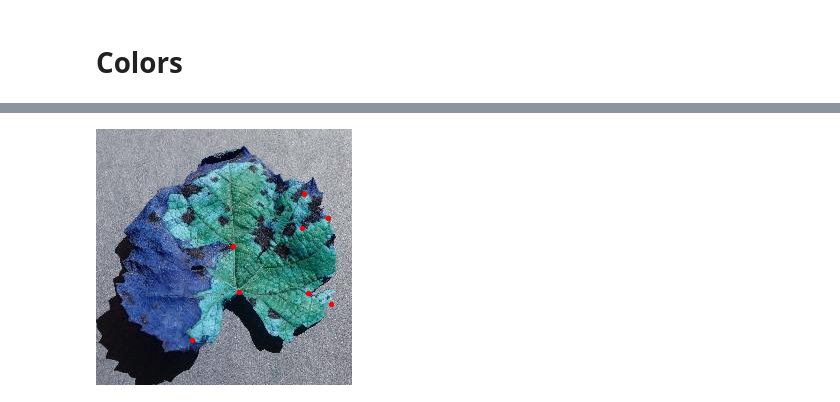
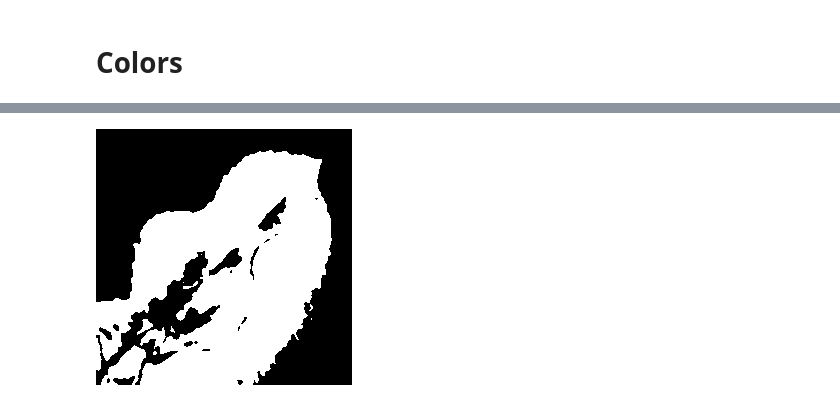
Before and after one commit to JBarmentlo/42-Leafliction, a Jupyter notebook: transformation.ipynb, the cells around one changed output, grey strips where cells are left out. Drawn from its saved outputs; the diff is of its cells as text; code cells hidden in the pictures.

```diff
--- a/transformation.ipynb
+++ b/transformation.ipynb
@@ -69,11 +113,13 @@ homolog_pts, start_pts, stop_pts, ptvals, chain, max_dist = pcv.homology.acute(i
-# %%
-import cv2
-from copy import deepcopy
-
-imm = deepcopy(img)
-for point in homolog_pts:
-    imm = cv2.circle(imm, point[0], 1, (255, 0, 0), 2)
-# point = cv2.circle(img, homolog_pts[0][0], 1, (0, 0, 255), 2)
-Image.fromarray(imm)
-# %% [output]
-[figure, removed]
+# %%
+gray = cv2.cvtColor(tensor_to_cv(im), cv2.COLOR_BGR2GRAY)
+blurred = cv2.GaussianBlur(gray, (7, 7), 0)
+(T, threshInv) = cv2.threshold(blurred, 0, 255,
+	cv2.THRESH_BINARY_INV | cv2.THRESH_OTSU)
+# cv2.imshow("Threshold", threshInv)
+# print("[INFO] otsu's thresholding value: {}".format(T))
+# visualize only the masked regions in the image
+# masked = cv2.bitwise_and(image, image, mask=threshInv)
+# %%
+Image.fromarray(threshInv)
+# %% [output]
+[figure, added]
```
Also changed, not shown: parts of 10 cells of this notebook, 2 other files.
